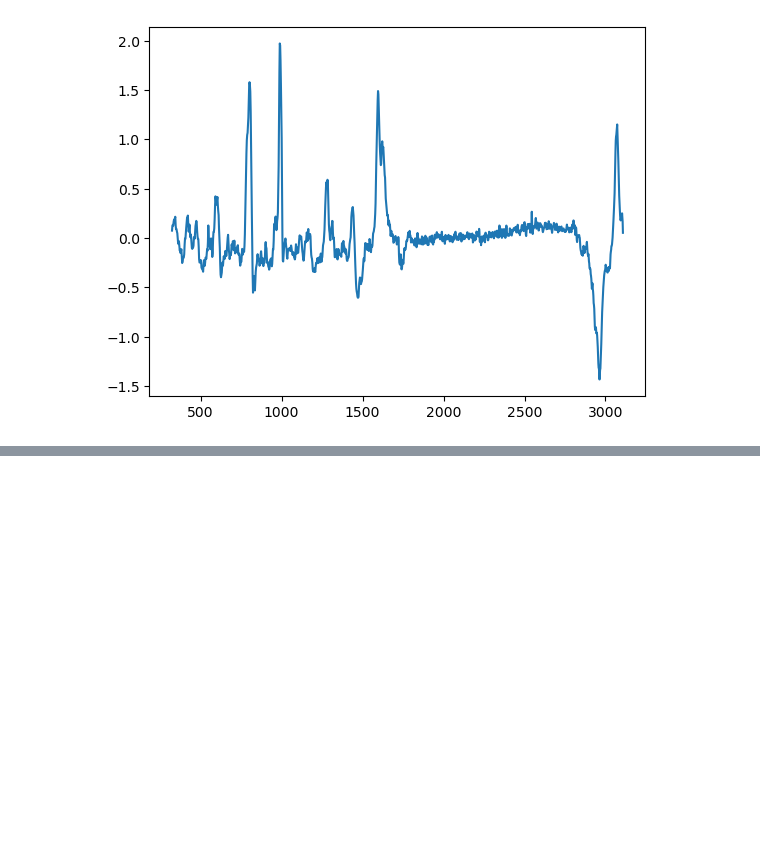
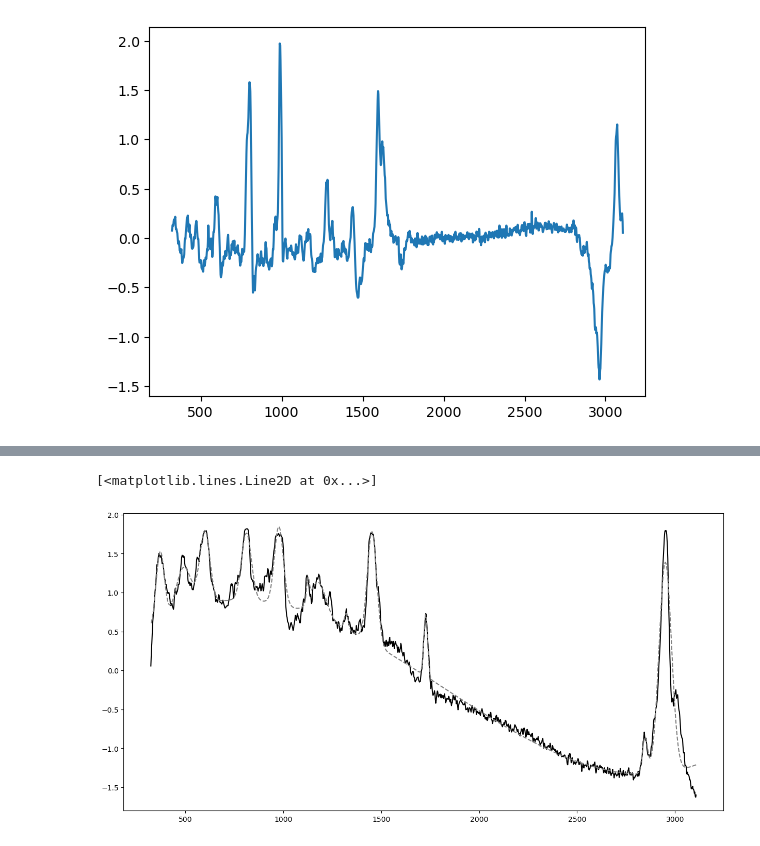
Before and after one commit to NoaVidovic/raman-processing, a Jupyter notebook: analysis.ipynb, the cells around one changed output, grey strips where cells are left out. Saved outputs shown, nothing was run; the diff lists cells and outputs as text; code cells hidden in the pictures; blank space fills up the shorter version.

```diff
--- a/analysis.ipynb
+++ b/analysis.ipynb
@@ -194,0 +297,6 @@ plt.plot(pmma_wvn, benzo_spec_normalized - pmma_smoothed_normalized)
+# %%
+pmma_peak_wvns = [ pmma_wvn[x] for x in pmma_peaks ]
+N_poly = 4
+fit_fun_pmma = fit_wrap(N_poly, pmma_peak_wvns)
+
+par_4, cov_4 = curve_fit(fit_fun_pmma, pmma_wvn, pmma_spec_normalized, p0=params0(len(pmma_peak_wvns), N_poly))
@@ -194,0 +334,7 @@ plt.plot(pmma_wvn, benzo_spec_normalized - pmma_smoothed_normalized)
+# %%
+plt.figure(figsize=(15, 7.5))
+plt.plot(pmma_wvn, pmma_spec_normalized, c='black')
+plt.plot(pmma_wvn, fit_fun_pmma(pmma_wvn, *par_4), c='gray', ls='--')
+# %% [output]
+[<matplotlib.lines.Line2D at 0x...>]
+[figure, added]
```
Also changed, not shown: parts of 23 cells of this notebook.
